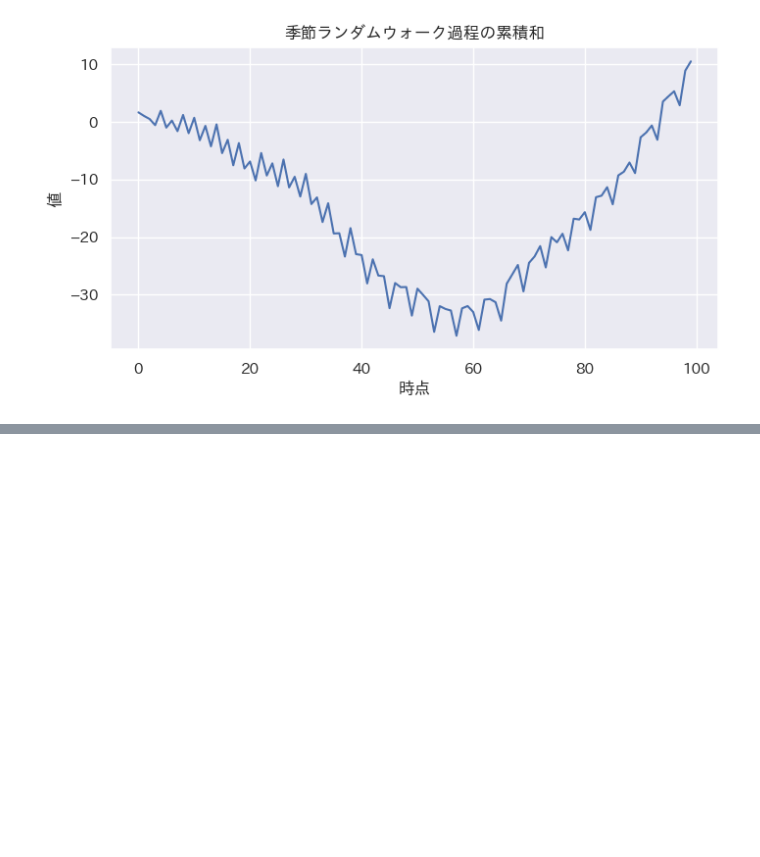
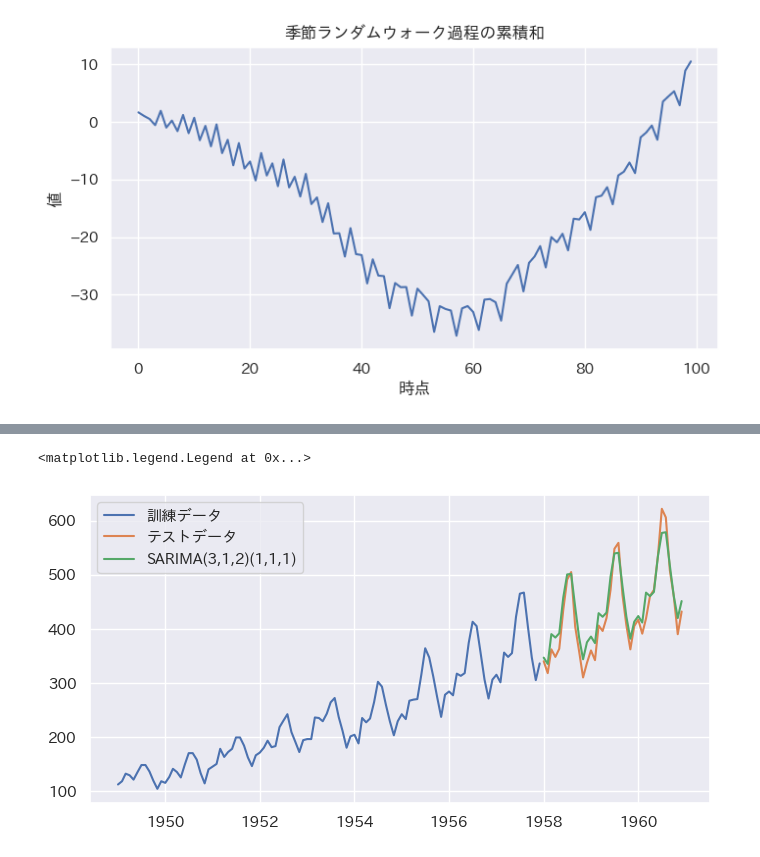
Before and after one commit to maton369/Python_Time_Series_Intro, a Jupyter notebook: 4-3-SARIMAXモデル.ipynb, the cells around one changed output, grey strips where cells are left out. Drawn from its saved outputs; the diff is of its cells as text; code cells hidden in the pictures; blank space fills up the shorter version.

Commit message:
feat: SARIMAモデルの推定と予測

```diff
--- a/4-3-SARIMAXモデル.ipynb
+++ b/4-3-SARIMAXモデル.ipynb
@@ -110,0 +126,19 @@ plt.grid(True)
+# %%
+# =====================================================
+# SARIMA（季節自己回帰和分移動平均）モデルの学習
+# =====================================================
+
+# SARIMA(p=3, d=1, q=2)(P=1, D=1, Q=1, s=12)
+# → 非季節成分：(3, 1, 2)
+# → 季節成分　：(1, 1, 1, 12)
+#    s=12 は「12ヶ月周期（年単位の季節性）」を表す。
+mod_sarima = tsa.SARIMAX(
+    train,  # 学習データ（時系列）
+    order=(3, 1, 2),  # 非季節ARIMA(p, d, q)
+    seasonal_order=(1, 1, 1, 12),  # 季節成分(P, D, Q, s)
+).fit(
+    maxiter=1000
+)  # 収束しない場合に備えて反復回数を増やす
+
+# 推定されたパラメータを表示
+print(mod_sarima.params)
@@ -110,0 +252,19 @@ plt.grid(True)
+# %%
+# 予測
+pred_sarima = mod_sarima.forecast(36)
+
+# グラフサイズの指定
+fig, ax = plt.subplots(figsize=(8, 4))
+
+# 飛行機乗客数の折れ線グラフ
+ax.plot(train["value"], label="訓練データ")
+ax.plot(test["value"], label="テストデータ")
+
+# 予測値の折れ線グラフ
+ax.plot(pred_sarima, label="SARIMA(3,1,2)(1,1,1)")
+
+# 凡例
+ax.legend()
+# %% [output]
+<matplotlib.legend.Legend at 0x...>
+[figure, added]
```
Also changed, not shown: parts of 4 cells of this notebook.
